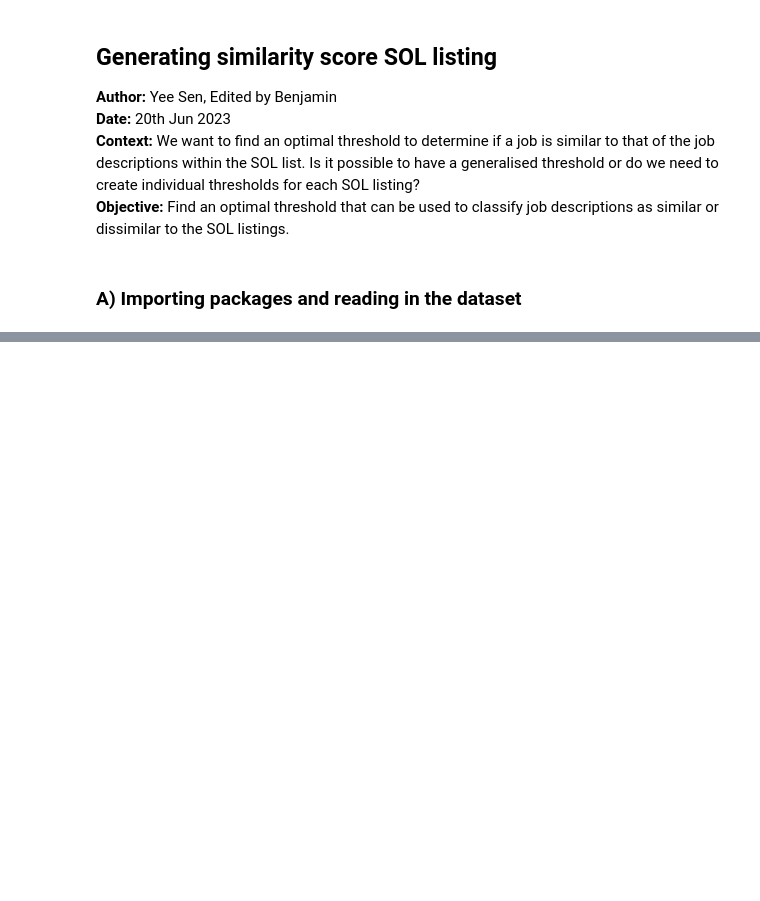
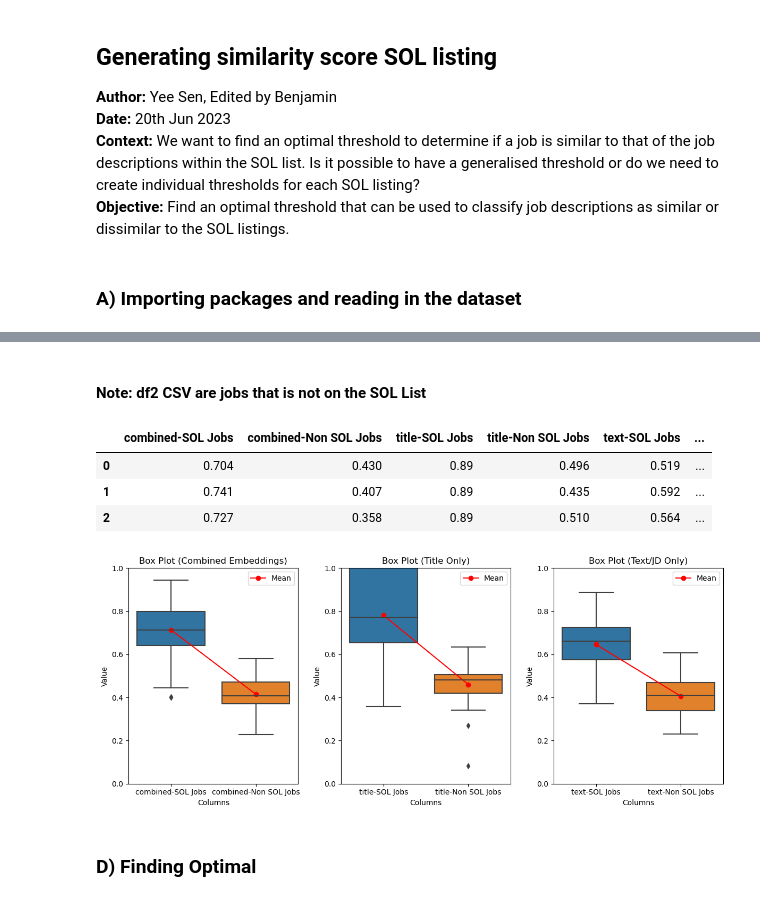
Before and after one commit to Benjamin-Aw-93/ssoc_autocoder, a Jupyter notebook: Notebooks/2023-06-20 - Generating similarity score SOL listing.ipynb, the cells around one changed output, grey strips where cells are left out. Saved outputs shown, nothing was run; the diff lists cells and outputs as text; code cells hidden in the pictures; blank space fills up the shorter version.

```diff
--- a/Notebooks/2023-06-20 - Generating similarity score SOL listing.ipynb
+++ b/Notebooks/2023-06-20 - Generating similarity score SOL listing.ipynb
@@ -89,0 +121,2 @@ See the caveats in the documentation: https://pandas.pydata.org/pandas-docs/stab
+# %%
+df = pd.read_csv('../data/similarities.csv')
@@ -89,0 +169,2 @@ See the caveats in the documentation: https://pandas.pydata.org/pandas-docs/stab
+# %% [markdown]
+#### Note: df2 CSV are jobs that is not on the SOL List
@@ -89,0 +184,60 @@ See the caveats in the documentation: https://pandas.pydata.org/pandas-docs/stab
+# %%
+merged_df = pd.concat([df, df2], axis=1)
+
+# Reorder the columns
+merged_df = merged_df[['combined-SOL Jobs', 'combined-Non SOL Jobs', 'title-SOL Jobs', 'title-Non SOL Jobs', 'text-SOL Jobs', 'text-Non SOL Jobs']]
+
+merged_df.head(3)
+# %% [output]
+|  | combined-SOL Jobs | combined-Non SOL Jobs | title-SOL Jobs | title-Non SOL Jobs | text-SOL Jobs | ... |
+| 0 | 0.704 | 0.430 | 0.89 | 0.496 | 0.519 | ... |
+| 1 | 0.741 | 0.407 | 0.89 | 0.435 | 0.592 | ... |
+| 2 | 0.727 | 0.358 | 0.89 | 0.510 | 0.564 | ... |
+# %%
+df_comb= merged_df[[ 'combined-SOL Jobs', 'combined-Non SOL Jobs']]
+df_title= merged_df[[ 'title-SOL Jobs', 'title-Non SOL Jobs']]
+df_text= merged_df[['text-SOL Jobs', 'text-Non SOL Jobs']]
+# %%
+import matplotlib.pyplot as plt
+import seaborn as sns
+
+# Create subplots with 1 row and 3 columns
+fig, axes = plt.subplots(1, 3, figsize=(12, 5))
+
+# Box plot with mean of Combined
+sns.boxplot(data=df_comb, ax=axes[0])
+mean_values = df_comb.mean()  # Calculate mean values
+axes[0].plot(range(len(mean_values)), mean_values, marker='o', color='red', label='Mean')  # Add mean values to the plot
+axes[0].set_xlabel('Columns')
+axes[0].set_ylabel('Value')
+axes[0].set_title('Box Plot (Combined Embeddings)')
+axes[0].legend(loc='upper right')
+axes[0].set_ylim(0, 1.0)
+
+# Box plot with mean of Title
+sns.boxplot(data=df_title, ax=axes[1])
+mean_values = df_title.mean()  # Calculate mean values
+axes[1].plot(range(len(mean_values)), mean_values, marker='o', color='red', label='Mean')  # Add mean values to the plot
+axes[1].set_xlabel('Columns')
+axes[1].set_ylabel('Value')
+axes[1].set_title('Box Plot (Title Only)')
+axes[1].legend(loc='upper right')
+axes[1].set_ylim(0, 1.0)
+
+# Box plot with mean of Text
+sns.boxplot(data=df_text, ax=axes[2])
+mean_values = df_text.mean()  # Calculate mean values
+axes[2].plot(range(len(mean_values)), mean_values, marker='o', color='red', label='Mean')  # Add mean values to the plot
+axes[2].set_xlabel('Columns')
+axes[2].set_ylabel('Value')
+axes[2].set_title('Box Plot (Text/JD Only)')
+axes[2].legend(loc='upper right')
+axes[2].set_ylim(0, 1.0)
+
+# Adjust the spacing between subplots
+plt.tight_layout()
+
+# Display the plots
+plt.show()
+# %% [output]
+[figure, added]
@@ -89,0 +257,2 @@ See the caveats in the documentation: https://pandas.pydata.org/pandas-docs/stab
+# %% [markdown]
+### D) Finding Optimal
```
Also changed, not shown: parts of 26 cells of this notebook.
